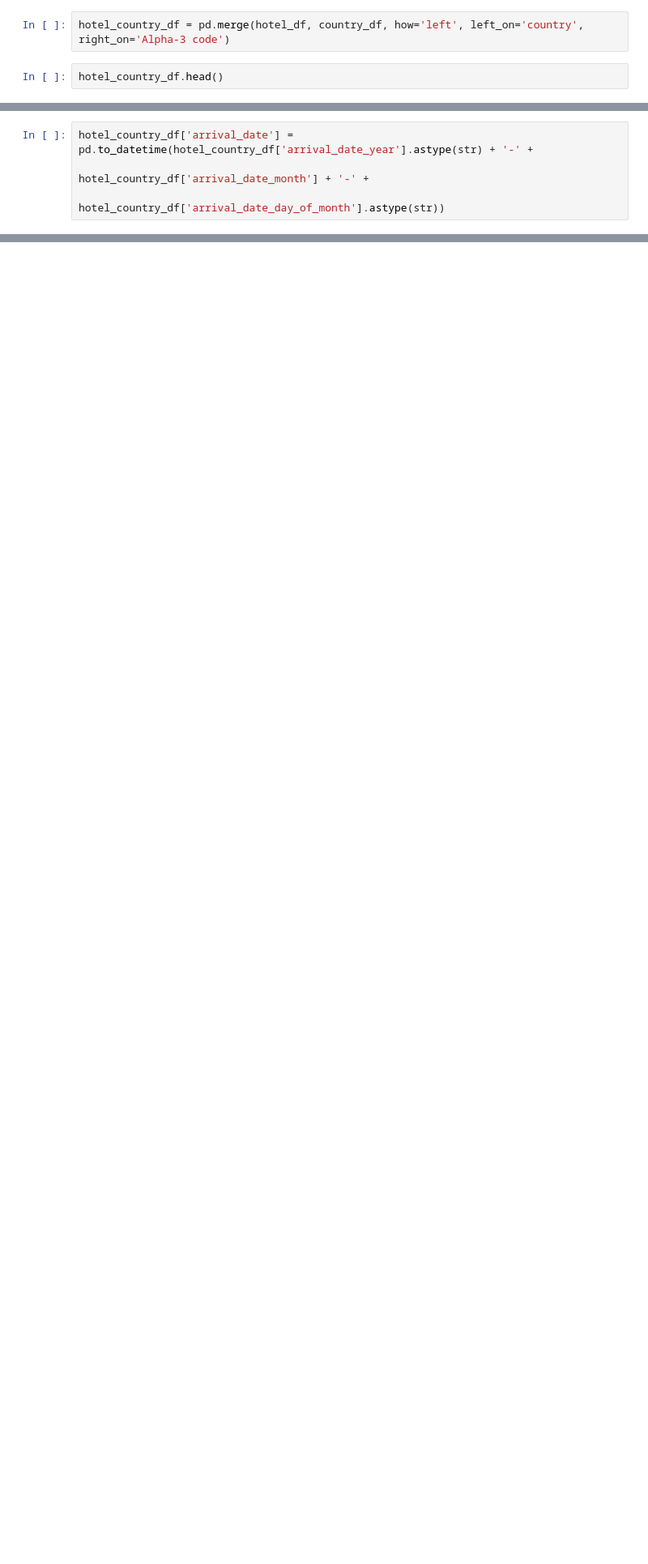
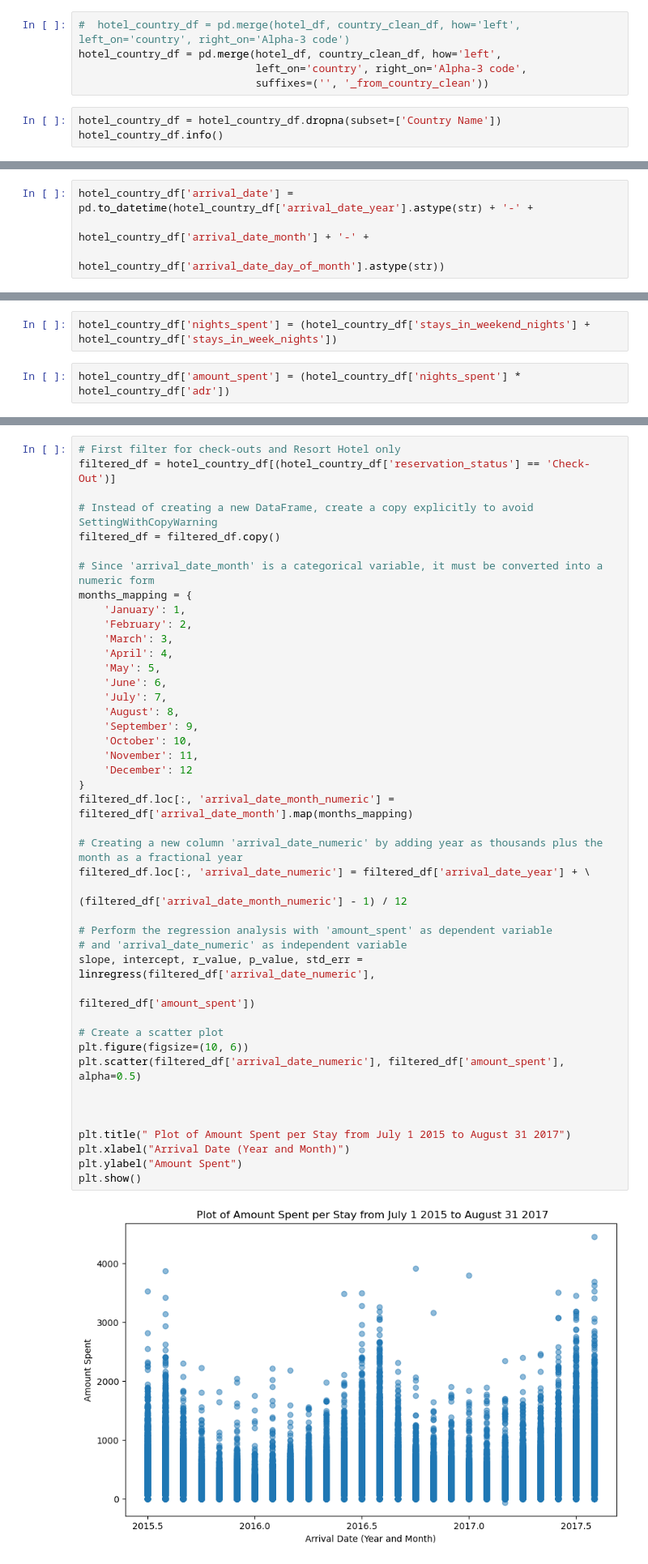
Before and after one commit to pin164/project_1, a Jupyter notebook: money.ipynb, the cells around one changed output, grey strips where cells are left out. Shown at 81% size. Saved outputs shown, nothing was run; the diff lists cells and outputs as text; blank space fills up the shorter version.

```diff
--- a/money.ipynb
+++ b/money.ipynb
@@ -58,5 +64,9 @@ memory usage: 36.7+ MB
 # %%
-hotel_country_df = pd.merge(hotel_df, country_df, how='left', left_on='country', right_on='Alpha-3 code')
+#  hotel_country_df = pd.merge(hotel_df, country_clean_df, how='left', left_on='country', right_on='Alpha-3 code')
+hotel_country_df = pd.merge(hotel_df, country_clean_df, how='left',
+                            left_on='country', right_on='Alpha-3 code',
+                            suffixes=('', '_from_country_clean'))
 # %%
-hotel_country_df.head()
+hotel_country_df = hotel_country_df.dropna(subset=['Country Name'])
+hotel_country_df.info()
 # %% [output]
@@ -106,0 +99,4 @@ arrival_date
+# %%
+hotel_country_df['nights_spent'] = (hotel_country_df['stays_in_weekend_nights'] + hotel_country_df['stays_in_week_nights'])
+# %%
+hotel_country_df['amount_spent'] = (hotel_country_df['nights_spent'] * hotel_country_df['adr'])
@@ -106,0 +161,45 @@ arrival_date
+# %%
+# First filter for check-outs and Resort Hotel only
+filtered_df = hotel_country_df[(hotel_country_df['reservation_status'] == 'Check-Out')]
+
+# Instead of creating a new DataFrame, create a copy explicitly to avoid SettingWithCopyWarning
+filtered_df = filtered_df.copy()
+
+# Since 'arrival_date_month' is a categorical variable, it must be converted into a numeric form
+months_mapping = {
+    'January': 1,
+    'February': 2,
+    'March': 3,
+    'April': 4,
+    'May': 5,
+    'June': 6,
+    'July': 7,
+    'August': 8,
+    'September': 9,
+    'October': 10,
+    'November': 11,
+    'December': 12
+}
+filtered_df.loc[:, 'arrival_date_month_numeric'] = filtered_df['arrival_date_month'].map(months_mapping)
+
+# Creating a new column 'arrival_date_numeric' by adding year as thousands plus the month as a fractional year
+filtered_df.loc[:, 'arrival_date_numeric'] = filtered_df['arrival_date_year'] + \
+                                             (filtered_df['arrival_date_month_numeric'] - 1) / 12
+
+# Perform the regression analysis with 'amount_spent' as dependent variable
+# and 'arrival_date_numeric' as independent variable
+slope, intercept, r_value, p_value, std_err = linregress(filtered_df['arrival_date_numeric'],
+                                                          filtered_df['amount_spent'])
+
+# Create a scatter plot
+plt.figure(figsize=(10, 6))
+plt.scatter(filtered_df['arrival_date_numeric'], filtered_df['amount_spent'], alpha=0.5)
+
+
+
+plt.title(" Plot of Amount Spent per Stay from July 1 2015 to August 31 2017")
+plt.xlabel("Arrival Date (Year and Month)")
+plt.ylabel("Amount Spent")
+plt.show()
+# %% [output]
+[figure, added]
```
Also changed, not shown: parts of 28 cells of this notebook, 2 other files.
